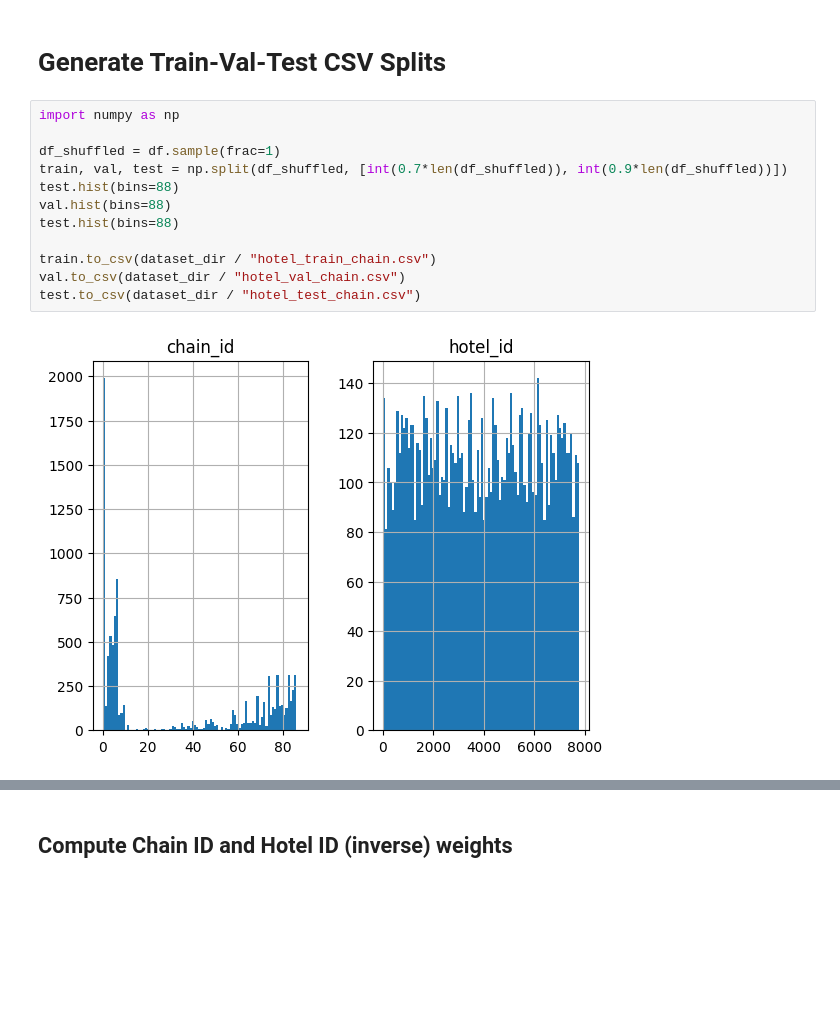
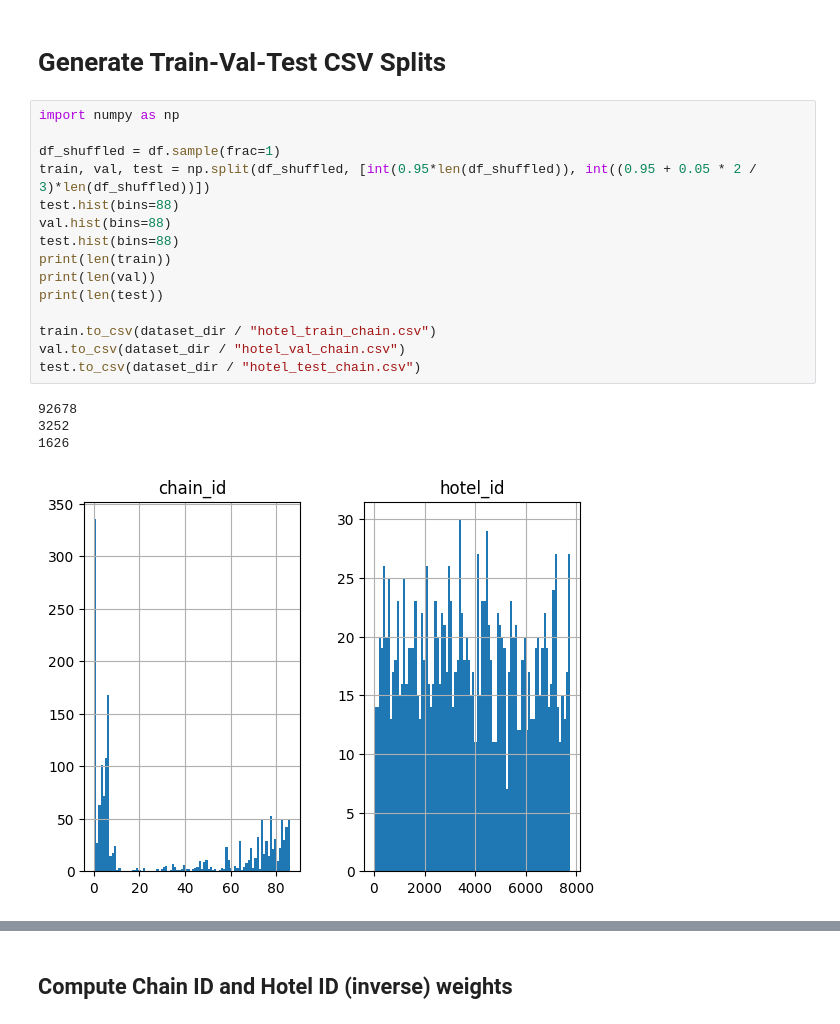
Before and after one commit to claudius-kienle/hotel-id-nns, a Jupyter notebook: hotel_id_nns/tools/train_val_test_split.ipynb, the cells around one changed output, grey strips where cells are left out. Saved outputs shown, nothing was run; the diff lists cells and outputs as text; blank space fills up the shorter version.

```diff
--- a/hotel_id_nns/tools/train_val_test_split.ipynb
+++ b/hotel_id_nns/tools/train_val_test_split.ipynb
@@ -115,14 +115,20 @@ df
 # %%
 import numpy as np
 
 df_shuffled = df.sample(frac=1)
-train, val, test = np.split(df_shuffled, [int(0.7*len(df_shuffled)), int(0.9*len(df_shuffled))])
+train, val, test = np.split(df_shuffled, [int(0.95*len(df_shuffled)), int((0.95 + 0.05 * 2 / 3)*len(df_shuffled))])
 test.hist(bins=88)
 val.hist(bins=88)
 test.hist(bins=88)
+print(len(train))
+print(len(val))
+print(len(test))
 
 train.to_csv(dataset_dir / "hotel_train_chain.csv")
 val.to_csv(dataset_dir / "hotel_val_chain.csv")
 test.to_csv(dataset_dir / "hotel_test_chain.csv")
 # %% [output]
+92678
+3252
+1626
-[figure, old version]
+[figure, new version]
```
Also changed, not shown: parts of 1 cell of this notebook, 13 other files.
